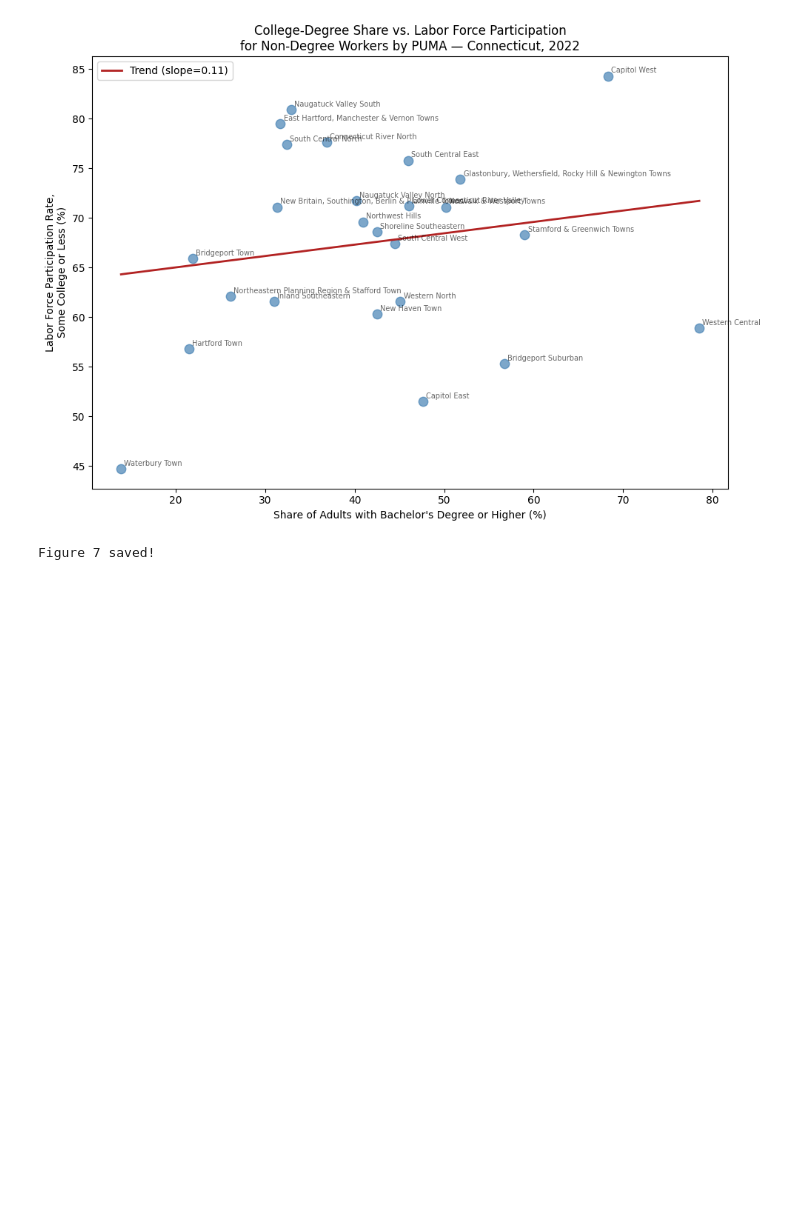
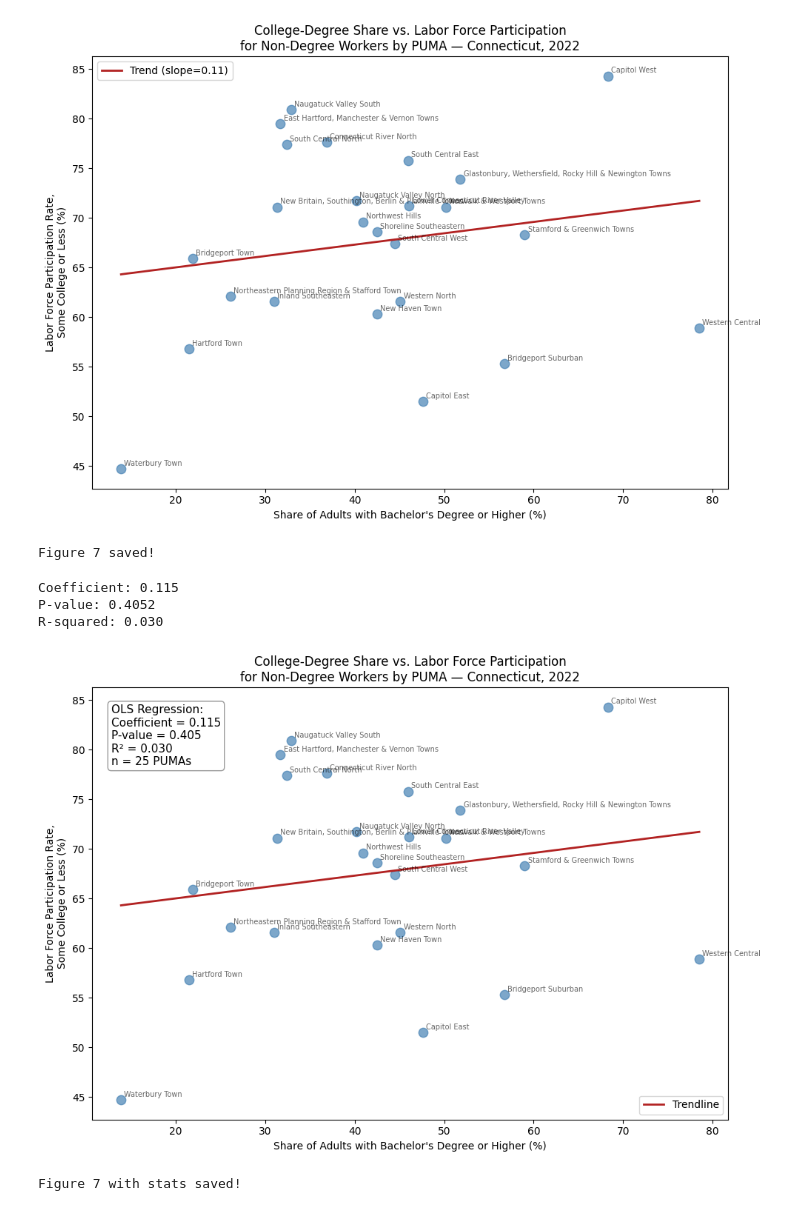
Before and after one commit to randyliu078-bit/qss20-final-project, a Jupyter notebook: code/03_analysis.ipynb, the cells around one changed output. Drawn from its saved outputs; the diff is of its cells as text; code cells hidden in the pictures; blank space fills up the shorter version.

```diff
--- a/code/03_analysis.ipynb
+++ b/code/03_analysis.ipynb
@@ -805,3 +805,72 @@ PUMAs: 25
 4  East Hartford, Manchester & Vernon Towns           31.7      79.5
 [figure]
 Figure 7 saved!
+# %%
+from scipy.stats import linregress
+
+# Run a quick OLS regression to get the p-value
+slope, intercept, r_value, p_value, std_err = linregress(puma_df["college_share"], puma_df["lfp_rate"])
+
+print(f"Coefficient: {slope:.3f}")
+print(f"P-value: {p_value:.4f}")
+print(f"R-squared: {r_value**2:.3f}")
+# %% [output]
+Coefficient: 0.115
+P-value: 0.4052
+R-squared: 0.030
+# %%
+# ---- Figure 7: Scatter - College degree share vs LFP for non-degree workers ----
+from scipy.stats import linregress
+import numpy as np
+import matplotlib.pyplot as plt
+
+# 1. Ensure data is clean (from your previous cell)
+puma_df["college_share"] = pd.to_numeric(puma_df["college_share"], errors="coerce")
+puma_df["lfp_rate"] = pd.to_numeric(puma_df["lfp_rate"], errors="coerce")
+puma_df = puma_df.dropna()
+
+# Extract short PUMA name
+puma_df["short_name"] = puma_df["name"].str.split("PUMA;").str[0].str.strip()
+
+# 2. Calculate the regression stats
+slope, intercept, r_value, p_value, std_err = linregress(puma_df["college_share"], puma_df["lfp_rate"])
+r_squared = r_value**2
+
+# 3. Build the plot
+fig, ax = plt.subplots(figsize=(10,7))
+ax.scatter(puma_df["college_share"], puma_df["lfp_rate"], color="steelblue", alpha=0.7, s=80)
+
+# Add regression line
+x_line = np.linspace(puma_df["college_share"].min(), puma_df["college_share"].max(), 100)
+ax.plot(x_line, slope*x_line + intercept, color="firebrick", linewidth=2, label="Trendline")
+
+# 4. Create the Statistics Text Box
+stats_text = (f"OLS Regression:\n"
+              f"Coefficient = {slope:.3f}\n"
+              f"P-value = {p_value:.3f}\n"
+              f"R² = {r_squared:.3f}\n"
+              f"n = {len(puma_df)} PUMAs")
+
+# Place text box in the upper left corner
+props = dict(boxstyle='round', facecolor='white', alpha=0.8, edgecolor='gray')
+ax.text(0.03, 0.96, stats_text, transform=ax.transAxes, fontsize=11,
+        verticalalignment='top', bbox=props)
+
+# Label a few points
+for _, row in puma_df.iterrows():
+    ax.annotate(row["short_name"], (row["college_share"], row["lfp_rate"]),
+                fontsize=7, alpha=0.6, xytext=(3,3), textcoords="offset points")
+
+# Formatting
+ax.set_xlabel("Share of Adults with Bachelor's Degree or Higher (%)")
+ax.set_ylabel("Labor Force Participation Rate,\nSome College or Less (%)")
+ax.set_title("College-Degree Share vs. Labor Force Participation\nfor Non-Degree Workers by PUMA — Connecticut, 2022")
+ax.legend(loc="lower right")
+
+plt.tight_layout()
+plt.savefig("fig7_puma_scatter_with_stats.png", dpi=150)
+plt.show()
+print("Figure 7 with stats saved!")
+# %% [output]
+[figure, added]
+Figure 7 with stats saved!
```
Also changed, not shown: parts of 10 cells of this notebook.
